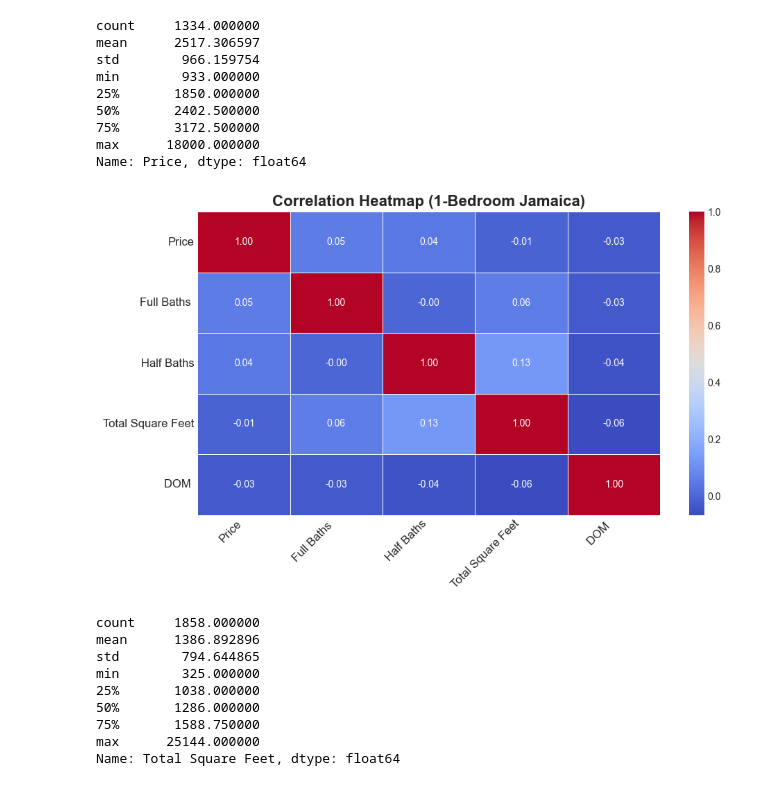
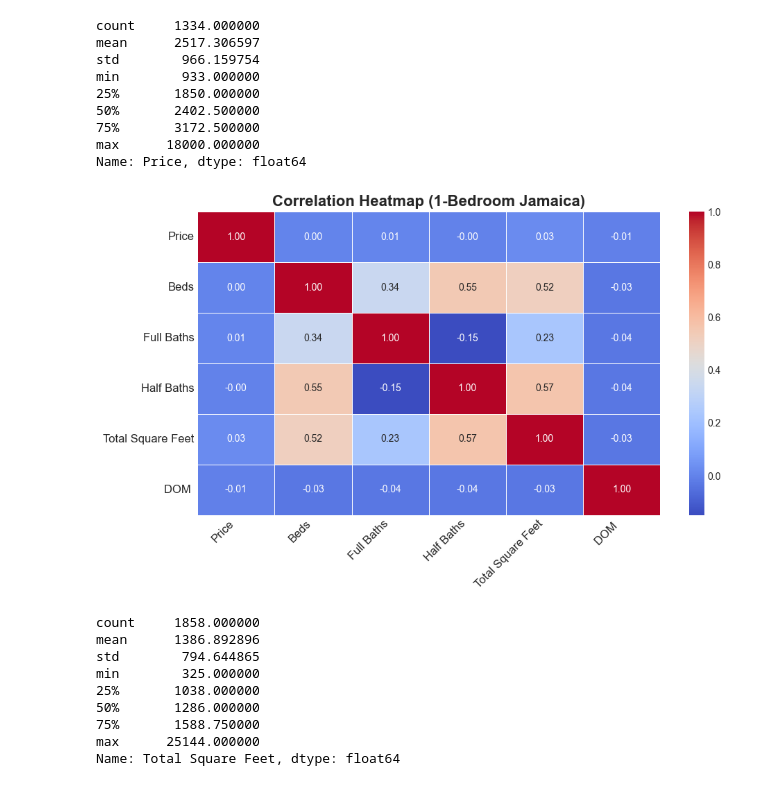
Before and after one commit to supernovaaa2024/RealEstateValuation, a Jupyter notebook: RealEstateStats.ipynb, the cells around one changed output. Drawn from its saved outputs; the diff is of its cells as text; code cells hidden in the pictures.

```diff
--- a/RealEstateStats.ipynb
+++ b/RealEstateStats.ipynb
@@ -841,17 +872,17 @@ Name: Price, dtype: float64
 # %%
 # Correlation heatmap for 1 bedroom apartments in Jamaica
 plt.style.use('seaborn-v0_8-darkgrid')
 fig, ax = plt.subplots(figsize=(10, 6))
-
-numeric_cols = jamaicaOneBrnonan.select_dtypes(include=[np.number])
+jamaicadf["Beds"] = pd.to_numeric(jamaicadf["Beds"], errors="coerce")
+numeric_cols = jamaicadf.select_dtypes(include=[np.number])
 sns.heatmap(numeric_cols.corr(), annot=True, fmt=".2f", cmap='coolwarm', ax=ax, linewidths=0.5)
 ax.set_title('Correlation Heatmap (1-Bedroom Jamaica)', fontsize=16, fontweight='bold')
 ax.set_xticklabels(ax.get_xticklabels(), rotation=45, ha='right', fontsize=12)
 ax.set_yticklabels(ax.get_yticklabels(), rotation=0, fontsize=12)
 plt.tight_layout()
 plt.show()
 # %% [output]
-[figure, old version]
+[figure, new version]
 # %%
 nycdf = pd.read_excel("rentalsNYC.xlsx")
 nycdfTwoB = nycdf[nycdf["Beds"] == 2]
```
Also changed, not shown: parts of 15 cells of this notebook, 1 other file.
